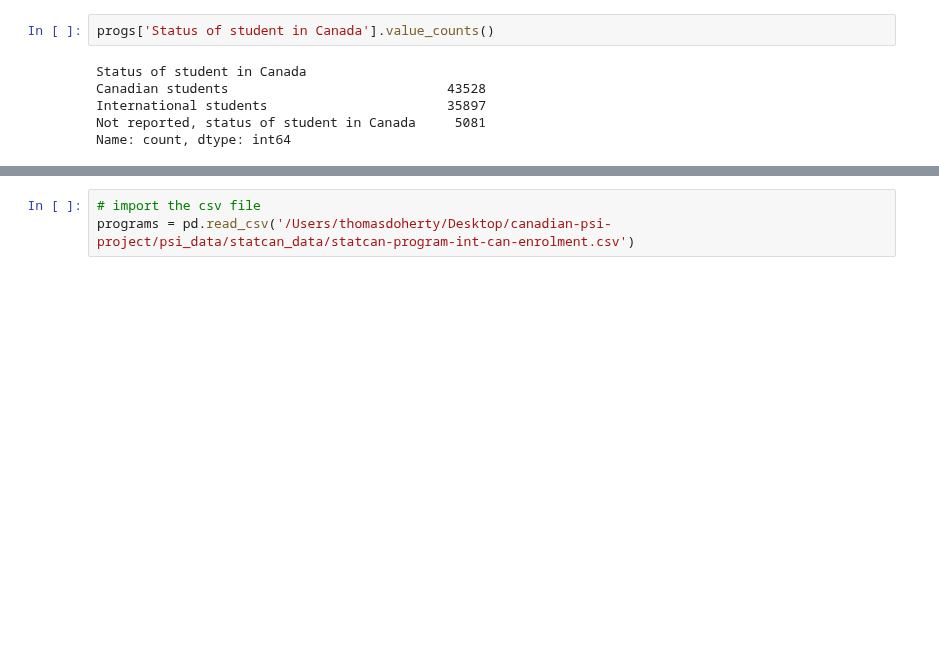
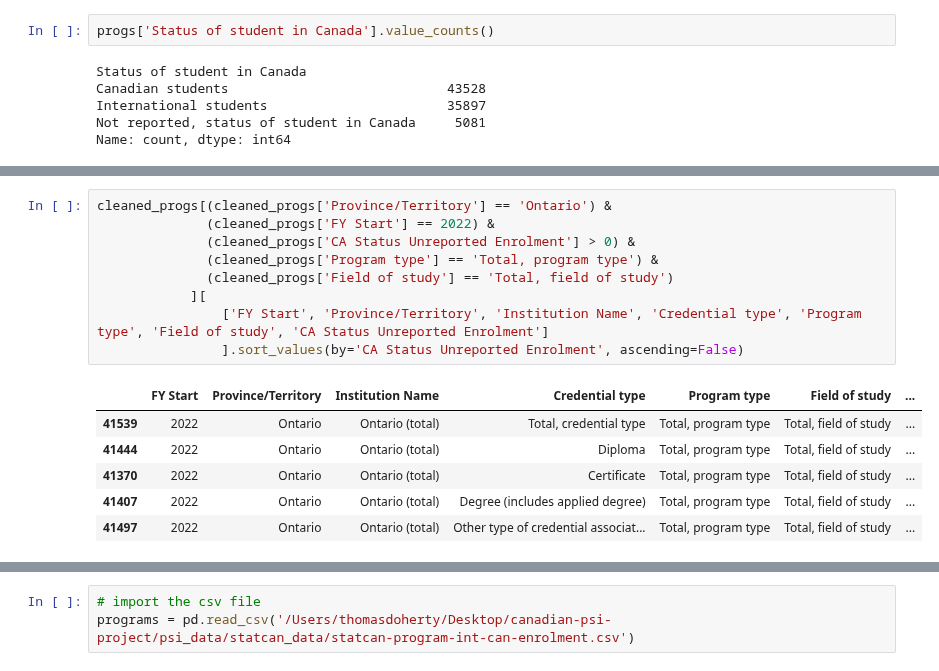
Before and after one commit to tjjdoherty/canadian-psi-project, a Jupyter notebook: program_cred_analysis.ipynb, the cells around one changed output, grey strips where cells are left out. Cells and saved outputs as stored; diff of their text form; blank space fills up the shorter version.

```diff
--- a/program_cred_analysis.ipynb
+++ b/program_cred_analysis.ipynb
@@ -452,0 +522,16 @@ Name: count, dtype: int64
+# %%
+cleaned_progs[(cleaned_progs['Province/Territory'] == 'Ontario') &
+              (cleaned_progs['FY Start'] == 2022) &
+              (cleaned_progs['CA Status Unreported Enrolment'] > 0) &
+              (cleaned_progs['Program type'] == 'Total, program type') &
+              (cleaned_progs['Field of study'] == 'Total, field of study')
+            ][
+                ['FY Start', 'Province/Territory', 'Institution Name', 'Credential type', 'Program type', 'Field of study', 'CA Status Unreported Enrolment']
+                ].sort_values(by='CA Status Unreported Enrolment', ascending=False)
+# %% [output]
+|  | FY Start | Province/Territory | Institution Name | Credential type | Program type | Field of study | ... |
+| 41539 | 2022 | Ontario | Ontario (total) | Total, credential type | Total, program type | Total, field of study | ... |
+| 41444 | 2022 | Ontario | Ontario (total) | Diploma | Total, program type | Total, field of study | ... |
+| 41370 | 2022 | Ontario | Ontario (total) | Certificate | Total, program type | Total, field of study | ... |
+| 41407 | 2022 | Ontario | Ontario (total) | Degree (includes applied degree) | Total, program type | Total, field of study | ... |
+| 41497 | 2022 | Ontario | Ontario (total) | Other type of credential associat... | Total, program type | Total, field of study | ... |
```
Also changed, not shown: parts of 23 cells of this notebook.
